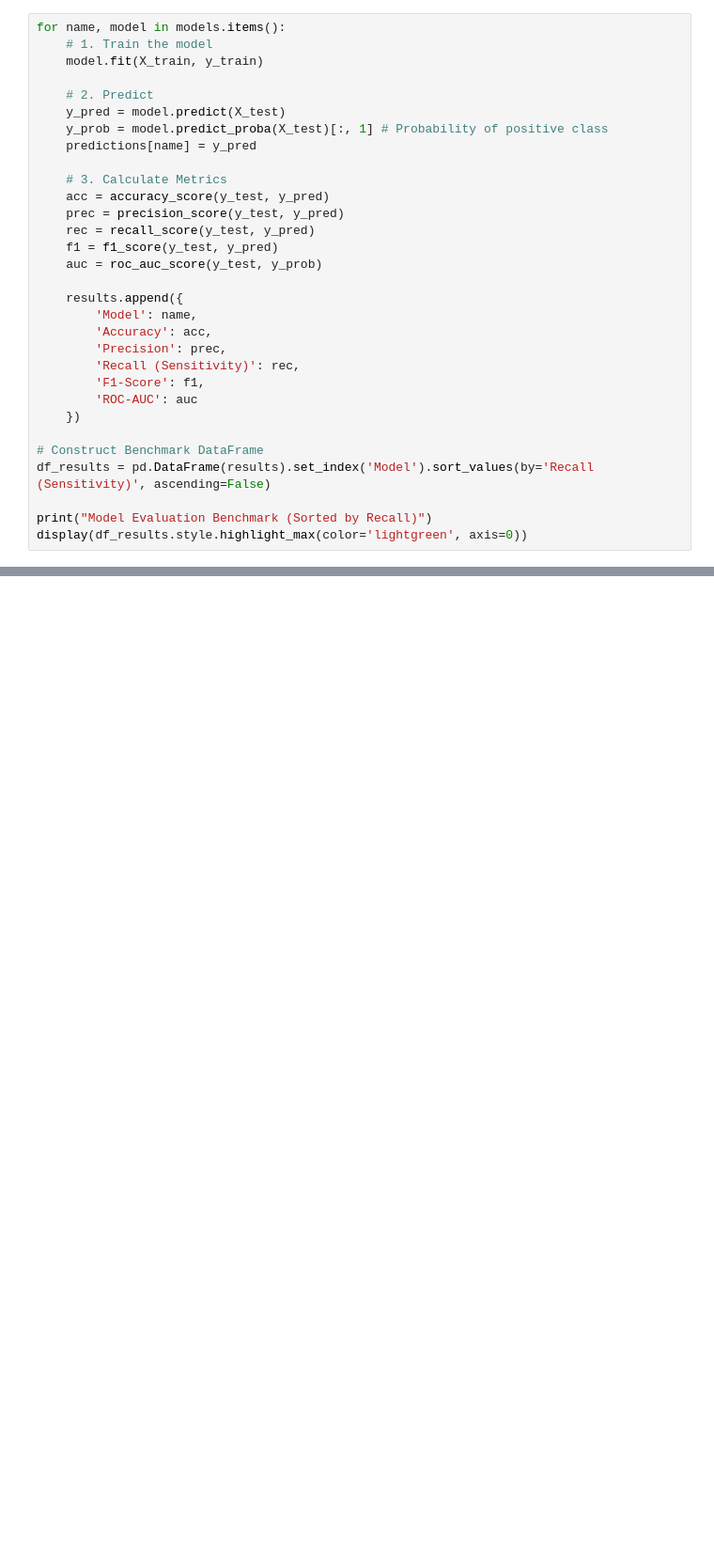
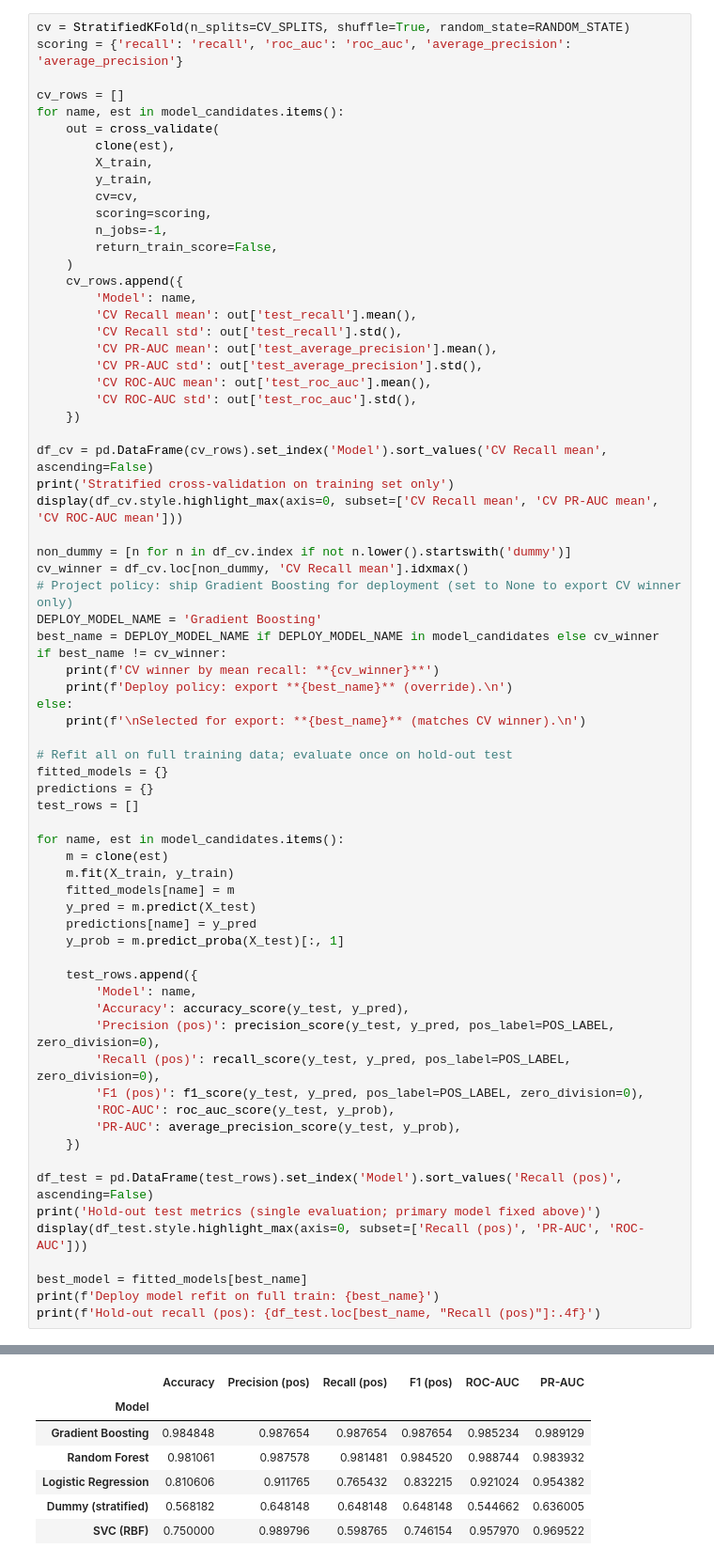
Before and after one commit to Kacem-Trabelsi/machine_learning, a Jupyter notebook: classification_Medical_data _set/01c_Modeling_Medical.ipynb, the cells around one changed output, grey strips where cells are left out. Shown at 94% size. Saved outputs shown, nothing was run; the diff lists cells and outputs as text; blank space fills up the shorter version.

```diff
--- a/classification_Medical_data _set/01c_Modeling_Medical.ipynb
+++ b/classification_Medical_data _set/01c_Modeling_Medical.ipynb
@@ -57,32 +128,71 @@ We will loop over the models, train them on `X_train`, predict on the unseen `X_
 # %%
-for name, model in models.items():
-    # 1. Train the model
-    model.fit(X_train, y_train)
+cv = StratifiedKFold(n_splits=CV_SPLITS, shuffle=True, random_state=RANDOM_STATE)
+scoring = {'recall': 'recall', 'roc_auc': 'roc_auc', 'average_precision': 'average_precision'}
 
-    # 2. Predict
-    y_pred = model.predict(X_test)
-    y_prob = model.predict_proba(X_test)[:, 1] # Probability of positive class
-    predictions[name] = y_pred
-
-    # 3. Calculate Metrics
-    acc = accuracy_score(y_test, y_pred)
-    prec = precision_score(y_test, y_pred)
-    rec = recall_score(y_test, y_pred)
-    f1 = f1_score(y_test, y_pred)
-    auc = roc_auc_score(y_test, y_prob)
-
-    results.append({
+cv_rows = []
+for name, est in model_candidates.items():
+    out = cross_validate(
+        clone(est),
+        X_train,
+        y_train,
+        cv=cv,
+        scoring=scoring,
+        n_jobs=-1,
+        return_train_score=False,
+    )
+    cv_rows.append({
         'Model': name,
-        'Accuracy': acc,
-        'Precision': prec,
-        'Recall (Sensitivity)': rec,
-        'F1-Score': f1,
-        'ROC-AUC': auc
+        'CV Recall mean': out['test_recall'].mean(),
+        'CV Recall std': out['test_recall'].std(),
+        'CV PR-AUC mean': out['test_average_precision'].mean(),
+        'CV PR-AUC std': out['test_average_precision'].std(),
+        'CV ROC-AUC mean': out['test_roc_auc'].mean(),
+        'CV ROC-AUC std': out['test_roc_auc'].std(),
     })
 
-# Construct Benchmark DataFrame
-df_results = pd.DataFrame(results).set_index('Model').sort_values(by='Recall (Sensitivity)', ascending=False)
+df_cv = pd.DataFrame(cv_rows).set_index('Model').sort_values('CV Recall mean', ascending=False)
+print('Stratified cross-validation on training set only')
+display(df_cv.style.highlight_max(axis=0, subset=['CV Recall mean', 'CV PR-AUC mean', 'CV ROC-AUC mean']))
 
-print("Model Evaluation Benchmark (Sorted by Recall)")
-display(df_results.style.highlight_max(color='lightgreen', axis=0))
+non_dummy = [n for n in df_cv.index if not n.lower().startswith('dummy')]
+cv_winner = df_cv.loc[non_dummy, 'CV Recall mean'].idxmax()
+# Project policy: ship Gradient Boosting for deployment (set to None to export CV winner only)
+DEPLOY_MODEL_NAME = 'Gradient Boosting'
+best_name = DEPLOY_MODEL_NAME if DEPLOY_MODEL_NAME in model_candidates else cv_winner
+if best_name != cv_winner:
+    print(f'CV winner by mean recall: **{cv_winner}**')
+    print(f'Deploy policy: export **{best_name}** (override).\n')
+else:
+    print(f'\nSelected for export: **{best_name}** (matches CV winner).\n')
+
+# Refit all on full training data; evaluate once on hold-out test
+fitted_models = {}
+predictions = {}
+test_rows = []
+
+for name, est in model_candidates.items():
+    m = clone(est)
+    m.fit(X_train, y_train)
+    fitted_models[name] = m
+    y_pred = m.predict(X_test)
+    predictions[name] = y_pred
+    y_prob = m.predict_proba(X_test)[:, 1]
+
+    test_rows.append({
+        'Model': name,
+        'Accuracy': accuracy_score(y_test, y_pred),
+        'Precision (pos)': precision_score(y_test, y_pred, pos_label=POS_LABEL, zero_division=0),
+        'Recall (pos)': recall_score(y_test, y_pred, pos_label=POS_LABEL, zero_division=0),
+        'F1 (pos)': f1_score(y_test, y_pred, pos_label=POS_LABEL, zero_division=0),
+        'ROC-AUC': roc_auc_score(y_test, y_prob),
+        'PR-AUC': average_precision_score(y_test, y_prob),
+    })
+
+df_test = pd.DataFrame(test_rows).set_index('Model').sort_values('Recall (pos)', ascending=False)
+print('Hold-out test metrics (single evaluation; primary model fixed above)')
+display(df_test.style.highlight_max(axis=0, subset=['Recall (pos)', 'PR-AUC', 'ROC-AUC']))
+
+best_model = fitted_models[best_name]
+print(f'Deploy model refit on full train: {best_name}')
+print(f'Hold-out recall (pos): {df_test.loc[best_name, "Recall (pos)"]:.4f}')
 # %% [output]
@@ -95,0 +210,7 @@ Model Evaluation Benchmark (Sorted by Recall)
+|  | Accuracy | Precision (pos) | Recall (pos) | F1 (pos) | ROC-AUC | PR-AUC |
+| Model |  |  |  |  |  |  |
+| Gradient Boosting | 0.984848 | 0.987654 | 0.987654 | 0.987654 | 0.985234 | 0.989129 |
+| Random Forest | 0.981061 | 0.987578 | 0.981481 | 0.984520 | 0.988744 | 0.983932 |
+| Logistic Regression | 0.810606 | 0.911765 | 0.765432 | 0.832215 | 0.921024 | 0.954382 |
+| Dummy (stratified) | 0.568182 | 0.648148 | 0.648148 | 0.648148 | 0.544662 | 0.636005 |
+| SVC (RBF) | 0.750000 | 0.989796 | 0.598765 | 0.746154 | 0.957970 | 0.969522 |
```
Also changed, not shown: parts of 18 cells of this notebook, 15 other files.
